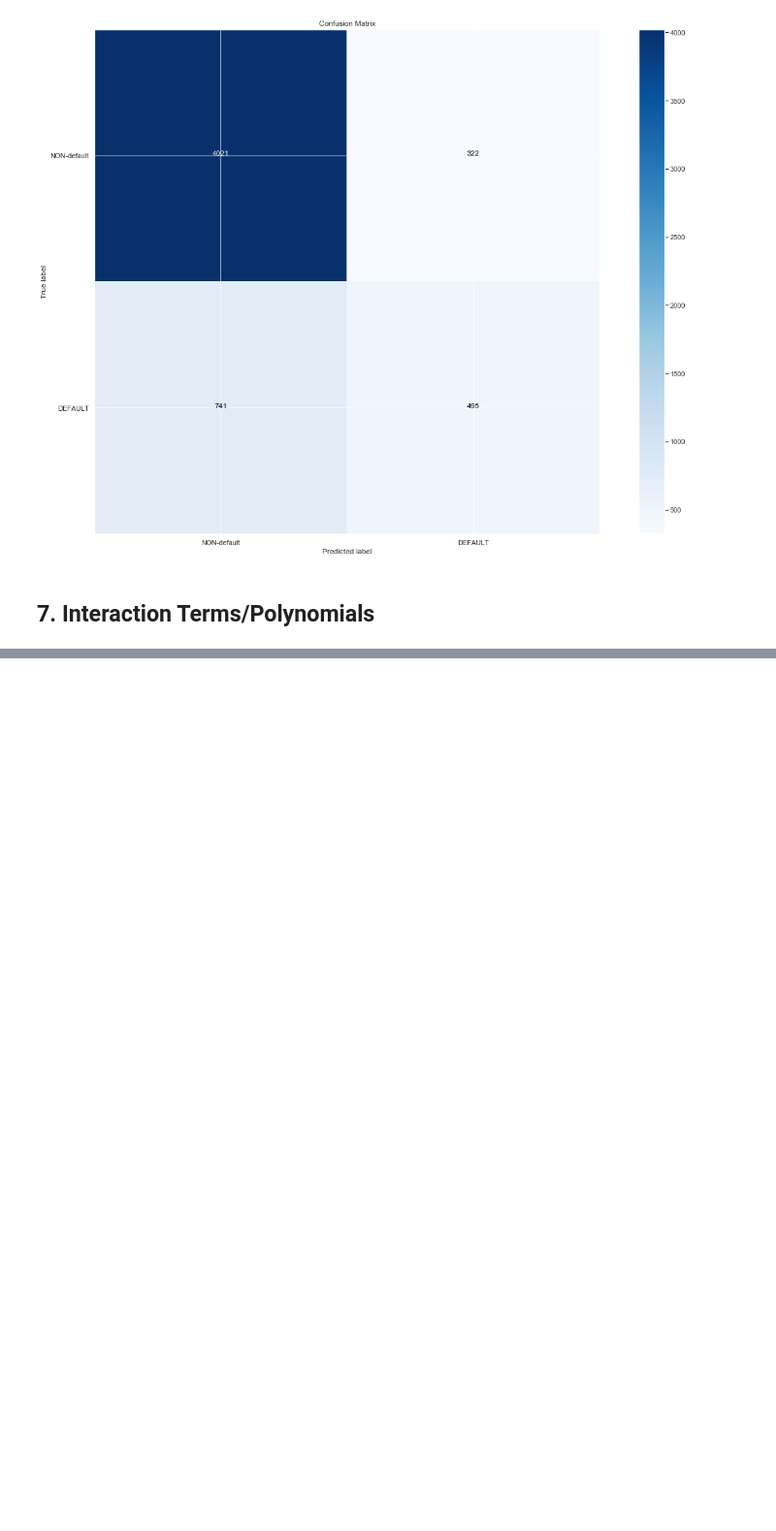
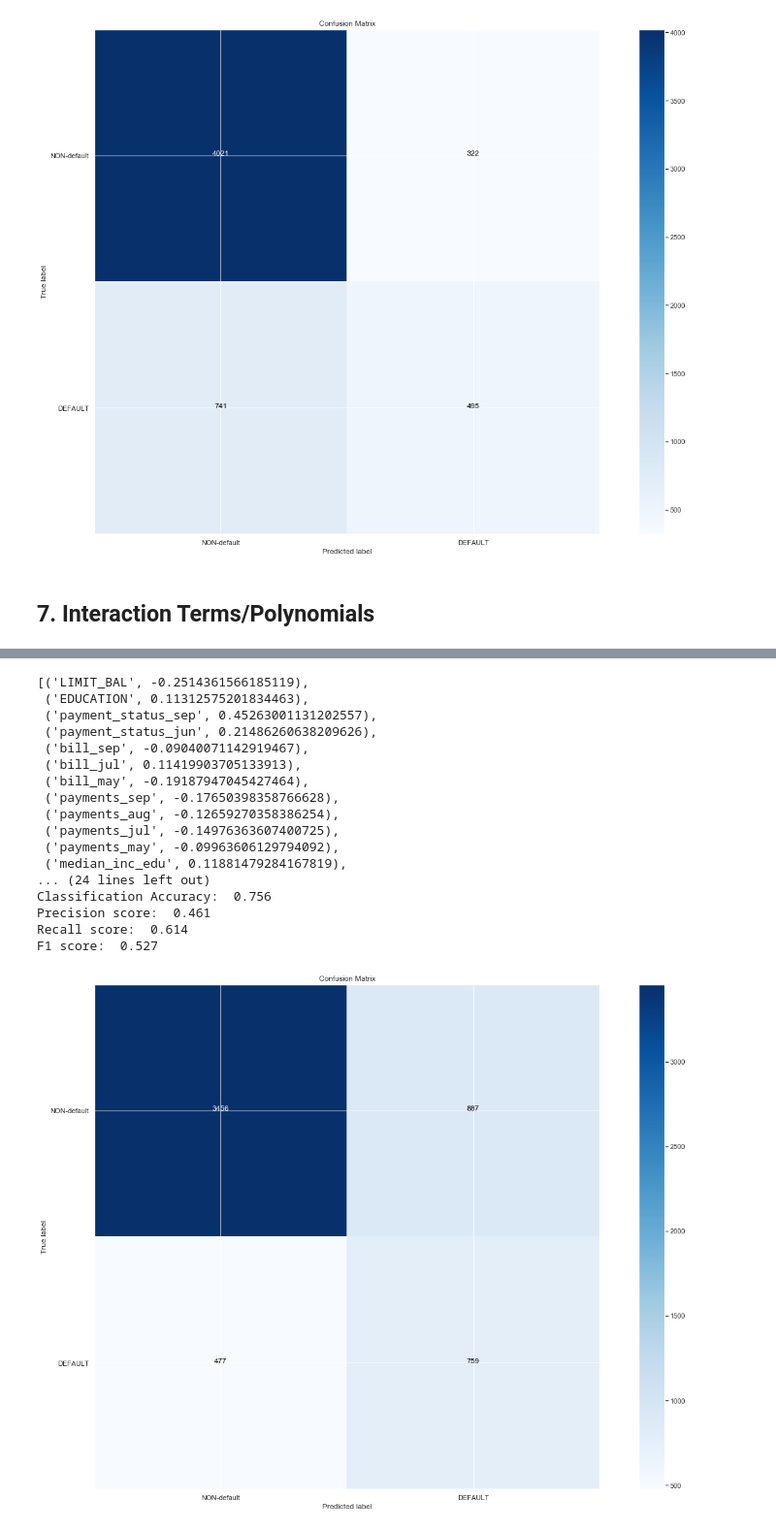
Before and after one commit to jmcneilkeller/Taiwanese_Credit_Card_Defaul, a Jupyter notebook: Taiwan_Repaired.ipynb, the cells around one changed output, grey strips where cells are left out. Shown at 97% size. Drawn from its saved outputs; the diff is of its cells as text; code cells hidden in the pictures; blank space fills up the shorter version.

```diff
--- a/Taiwan_Repaired.ipynb
+++ b/Taiwan_Repaired.ipynb
@@ -1091,0 +1147,3 @@ white_X_test_poly_scaled  = pd.DataFrame(white_poly_scalar.transform(white_X_tes
+# %%
+logreg_final = LogisticRegression(C=0.01, class_weight='balanced', penalty='l2')
+log_selector = rfe_cv(logreg_final,1,5,'f1', X_train_poly, y_dummy_train)
@@ -1091,0 +1185,3 @@ white_X_test_poly_scaled  = pd.DataFrame(white_poly_scalar.transform(white_X_tes
+# %%
+X_train_poly_selected = X_train_poly[log_selector]
+X_test_poly_selected = X_test_poly[log_selector]
@@ -1091,0 +1190,21 @@ white_X_test_poly_scaled  = pd.DataFrame(white_poly_scalar.transform(white_X_tes
+# %%
+l_preds = logiRegr(X_train_poly_selected, y_dummy_train, X_test_poly_selected, y_dummy_test,**log_best)
+# %% [output]
+[('LIMIT_BAL', -0.2514361566185119),
+ ('EDUCATION', 0.11312575201834463),
+ ('payment_status_sep', 0.45263001131202557),
+ ('payment_status_jun', 0.21486260638209626),
+ ('bill_sep', -0.09040071142919467),
+ ('bill_jul', 0.11419903705133913),
+ ('bill_may', -0.19187947045427464),
+ ('payments_sep', -0.17650398358766628),
+ ('payments_aug', -0.12659270358386254),
+ ('payments_jul', -0.14976363607400725),
+ ('payments_may', -0.09963606129794092),
+ ('median_inc_edu', 0.11881479284167819),
+... (24 lines left out)
+Classification Accuracy:  0.756
+Precision score:  0.461
+Recall score:  0.614
+F1 score:  0.527
+[figure, added]
```
Also changed, not shown: parts of 9 cells of this notebook.
